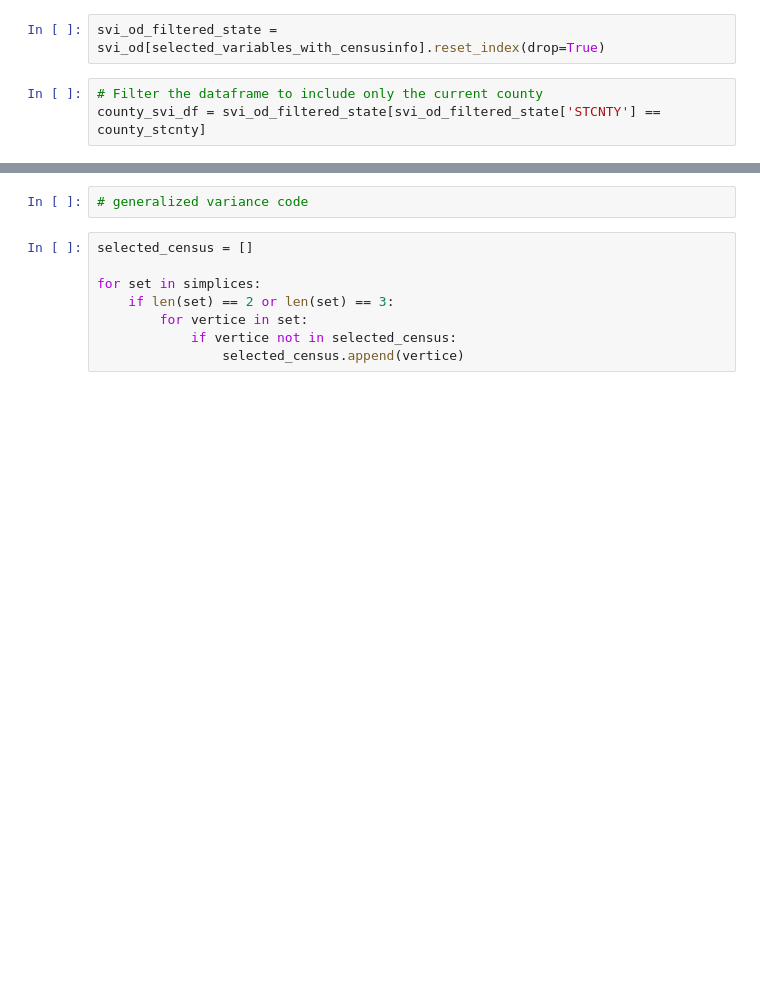
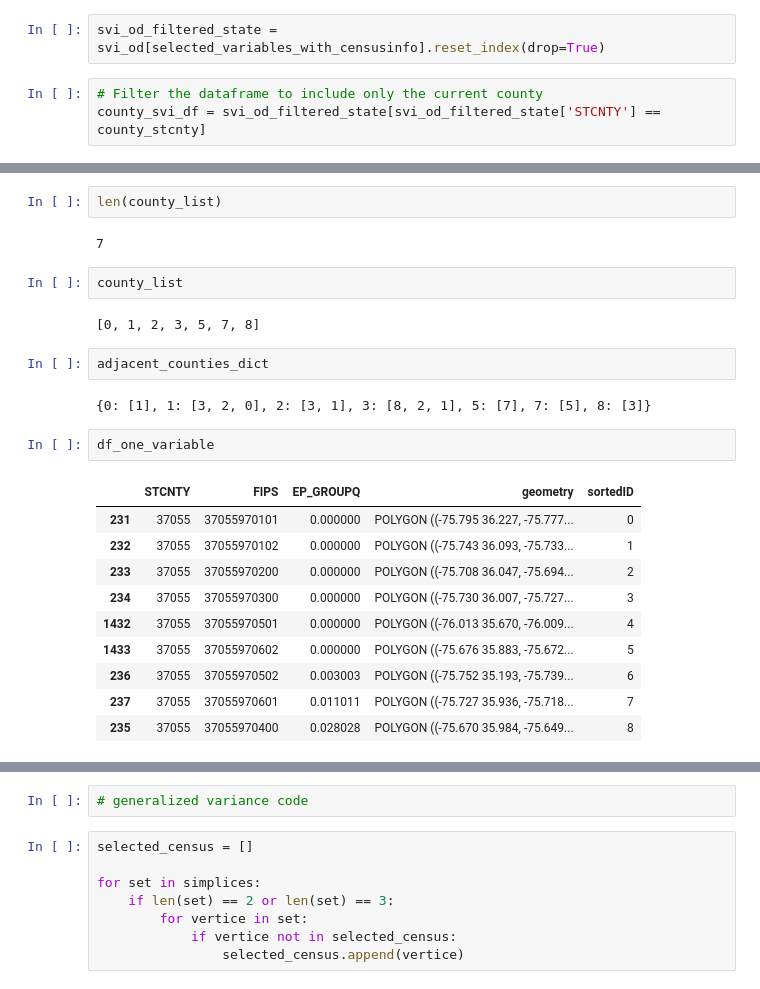
Before and after one commit to hashansl/ornl-svi-data-processing, a Jupyter notebook: adjacency_complex_census_npy_using_generalized_variance.ipynb, the cells around one changed output, grey strips where cells are left out. Drawn from its saved outputs; the diff is of its cells as text; blank space fills up the shorter version.

```diff
--- a/adjacency_complex_census_npy_using_generalized_variance.ipynb
+++ b/adjacency_complex_census_npy_using_generalized_variance.ipynb
@@ -323,3 +498,28 @@ length of simplices: 79
+# %%
+len(county_list)
+# %% [output]
+7
+# %%
+county_list
+# %% [output]
+[0, 1, 2, 3, 5, 7, 8]
+# %%
+adjacent_counties_dict
+# %% [output]
+{0: [1], 1: [3, 2, 0], 2: [3, 1], 3: [8, 2, 1], 5: [7], 7: [5], 8: [3]}
+# %%
+df_one_variable
+# %% [output]
+|  | STCNTY | FIPS | EP_GROUPQ | geometry | sortedID |
+| 231 | 37055 | 37055970101 | 0.000000 | POLYGON ((-75.795 36.227, -75.777... | 0 |
+| 232 | 37055 | 37055970102 | 0.000000 | POLYGON ((-75.743 36.093, -75.733... | 1 |
+| 233 | 37055 | 37055970200 | 0.000000 | POLYGON ((-75.708 36.047, -75.694... | 2 |
+| 234 | 37055 | 37055970300 | 0.000000 | POLYGON ((-75.730 36.007, -75.727... | 3 |
+| 1432 | 37055 | 37055970501 | 0.000000 | POLYGON ((-76.013 35.670, -76.009... | 4 |
+| 1433 | 37055 | 37055970602 | 0.000000 | POLYGON ((-75.676 35.883, -75.672... | 5 |
+| 236 | 37055 | 37055970502 | 0.003003 | POLYGON ((-75.752 35.193, -75.739... | 6 |
+| 237 | 37055 | 37055970601 | 0.011011 | POLYGON ((-75.727 35.936, -75.718... | 7 |
+| 235 | 37055 | 37055970400 | 0.028028 | POLYGON ((-75.670 35.984, -75.649... | 8 |
 # %%
 simplices
 # %% [output]
```
Also changed, not shown: parts of 51 cells of this notebook, 2 other files.
